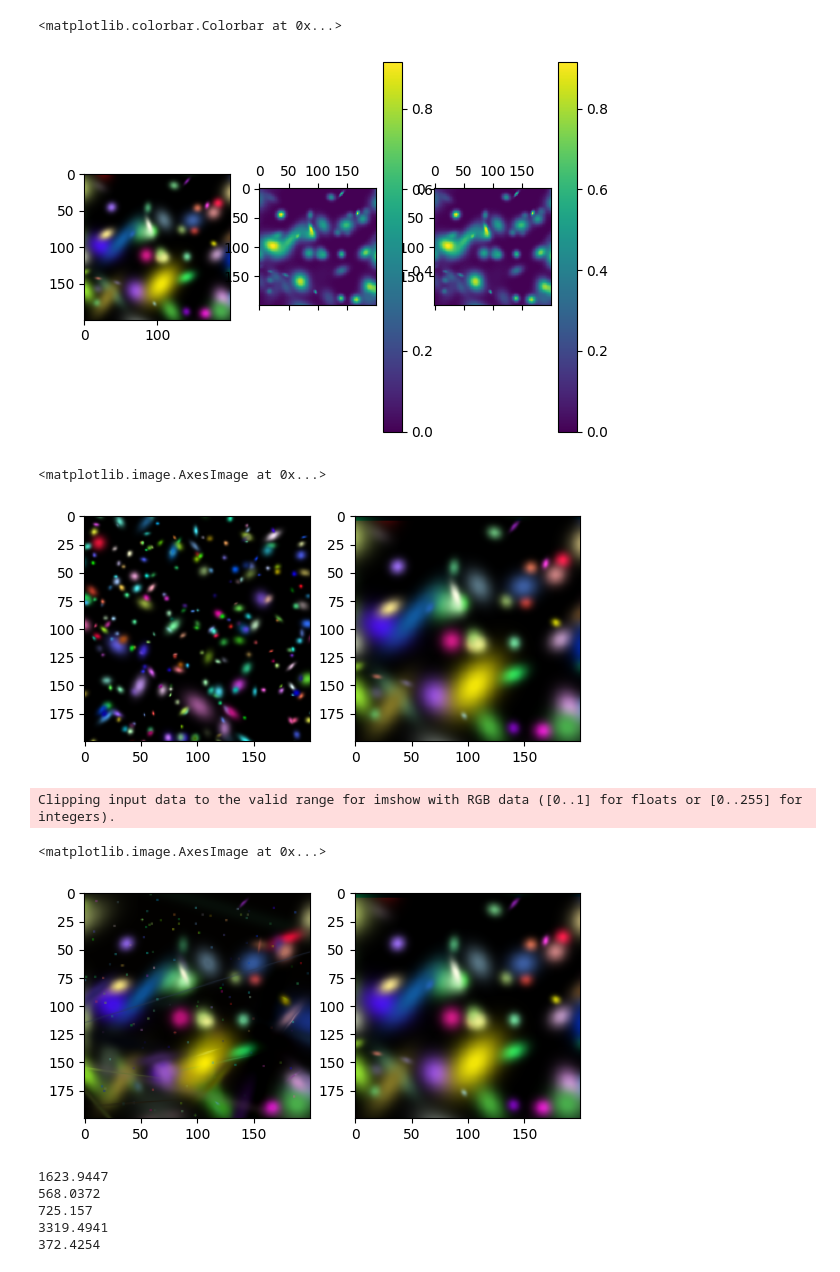
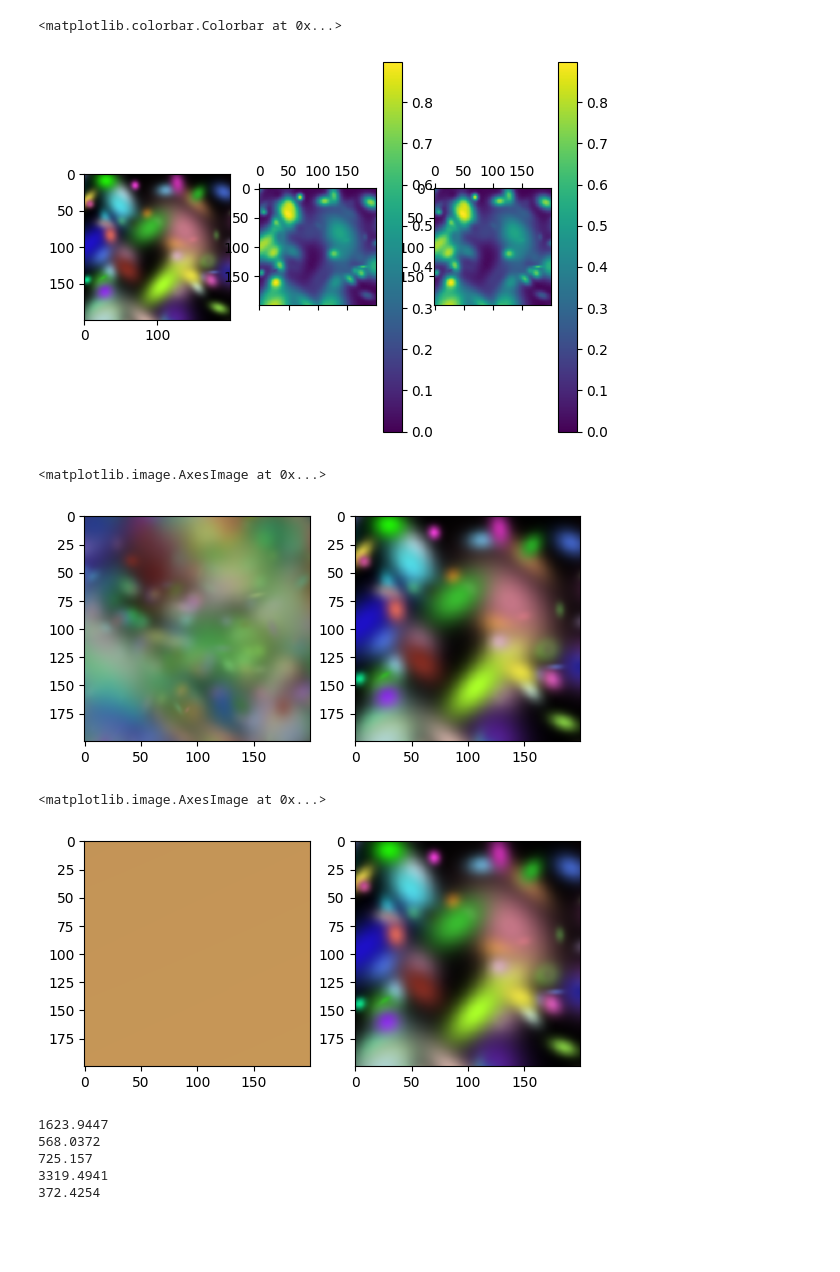
Before and after one commit to nishadgothoskar/diff-gaussian-rasterization, a Jupyter notebook: optimization.ipynb, the cells around one changed output. Drawn from its saved outputs; the diff is of its cells as text; code cells hidden in the pictures; blank space fills up the shorter version.

```diff
--- a/optimization.ipynb
+++ b/optimization.ipynb
@@ -10,7 +10,7 @@ key = jax.random.PRNGKey(3)
 def render_with_param_transform( means3D, colors_precomp, opacity, scales, rotations,
            image_width, image_height, fx,fy, cx,cy,near,far):
     color = rasterize(
-        means3D, colors_precomp, opacity, scales, rotations,
+        means3D, colors_precomp, opacity, jnp.exp(scales), rotations,
         image_width, image_height, fx,fy, cx,cy,near,far
     )
     return color
@@ -35,7 +35,7 @@ N = means3D.shape[0]
 key = jax.random.split(key, 1)[0]
 colors_precomp = jax.random.uniform(key, shape=(N,3), minval=0.0, maxval=1.0)
 opacity = jnp.ones(shape=(N,1)) * 1.0
-scales =jnp.ones((N,3)) * 4e-2
+scales =jnp.ones((N,3)) * -3.0
 rotations = jax.random.uniform(key, shape=(N,4), minval=-1.0, maxval=1.0)
 
 color_gt = render_with_param_transform(
@@ -52,7 +52,7 @@ fig.colorbar(im, ax=ax3)
 # fig.colorbar(im, cax=ax3, orientation='vertical')
 # %% [output]
 <matplotlib.colorbar.Colorbar at 0x...>
-[figure, old version]
+[figure, new version]
 # %%
 N = 500
 key = jax.random.split(key, 1)[0]
@@ -60,8 +60,8 @@ means3D = jax.random.uniform(key, shape=(N, 3), minval=-0.5, maxval=0.5) + jnp.a
 N = means3D.shape[0]
 key = jax.random.split(key, 1)[0]
 colors_precomp = jax.random.uniform(key, shape=(N,3), minval=0.0, maxval=1.0)
-opacity = jnp.ones(shape=(N,1)) * 1.0
-scales =jnp.ones((N,3)) * 1e-2
+opacity = jnp.ones(shape=(N,1)) * 0.5
+scales =jnp.ones((N,3)) * -3.0
 rotations = jax.random.uniform(key, shape=(N,4), minval=-1.0, maxval=1.0)
 
 color = render_with_param_transform(
@@ -74,54 +74,56 @@ ax1.imshow(jnp.transpose(color[:3], (1,2,0)))
 ax2.imshow(jnp.transpose(color_gt[:3], (1,2,0)))
 # %% [output]
 <matplotlib.image.AxesImage at 0x...>
-[figure, old version]
+[figure, new version]
 # %%
 import optax
 
-# params = (means3D, colors_precomp, opacity, scales, rotations)
-# param_labels = ("means3D", "colors_precomp", "opacity", "scales", "rotations")
-# tx = optax.multi_transform(
-#     {
-#         'means3D': optax.sgd(0.00001),
-#         'colors_precomp': optax.sgd(0.0004),
-#         'opacity': optax.sgd(0.0),
-#         'scales': optax.sgd(0.0001),
-#         'rotations': optax.sgd(0.00001),
-#     },
-#     param_labels
-# )
-# state = tx.init(params)
+params = (means3D, colors_precomp, opacity, scales, rotations)
+param_labels = ("means3D", "colors_precomp", "opacity", "scales", "rotations")
+tx = optax.multi_transform(
+    {
+        'means3D': optax.sgd(0.001),
+        'colors_precomp': optax.sgd(0.001),
+        'opacity': optax.sgd(0.0001),
+        'scales': optax.sgd(0.0001),
+        'rotations': optax.sgd(0.0001),
+    },
+    param_labels
+)
+state = tx.init(params)
 
 from tqdm import tqdm
 
-for _ in tqdm(range(1000)):
-    loss,(dL_dmeans3D, dL_dcolors, dL_dopacity, dL_dscales, dL_drotations) = loss_grad(
-        means3D, colors_precomp, opacity, scales, rotations,
+pbar = tqdm(range(300))
+for _ in pbar:
+    loss,gradients = loss_grad(
+        *params,
         image_width, image_height, fx,fy, cx,cy,near,far, color_gt
     )
+    # (dL_dmeans3D, dL_dcolors, dL_dopacity, dL_dscales, dL_drotations)
+    pbar.set_description(f"loss: {loss:.4f}")
+    updates, new_state = tx.update(gradients, state, params)
+    params = optax.apply_updates(params, updates)
+    # print(loss)
+    # print([jnp.max(jnp.abs(u)) for u in gradients])
 
-    # updates, new_state = tx.update(gradients, state, params)
-    # params = optax.apply_updates(params, updates)
-    # means3D, colors_precomp, opacity, scales, rotations = [a+b for a,b in zip(params, gradients)]
-    params = (means3D, colors_precomp, opacity, scales, rotations)
     color = rasterize_jit(
-        means3D, colors_precomp, opacity, scales, rotations,
+        *params,
         image_width, image_height, fx,fy, cx,cy,near,far
     )
 
-    means3D = means3D - dL_dmeans3D  * 0.00001
-    colors_precomp = colors_precomp - dL_dcolors[:,:3]  * 0.0001
-    scales = scales - dL_dscales  * 0.001
-    rotations = rotations - dL_drotations  * 0.0001
-    opacity = opacity - dL_dopacity  * 0.00001
+    # means3D = means3D - dL_dmeans3D  * 0.00001
+    # colors_precomp = colors_precomp - dL_dcolors[:,:3]  * 0.0001
+    # scales = scales - dL_dscales  * 0.0001
+    # rotations = rotations - dL_drotations  * 0.0001
+    # opacity = opacity - dL_dopacity  * 0.00001
 
 fix, (ax1, ax2) = plt.subplots(1, 2)
 ax1.imshow(jnp.transpose(color[:3], (1,2,0)))
 ax2.imshow(jnp.transpose(color_gt[:3], (1,2,0)))
 # %% [output]
-Clipping input data to the valid range for imshow with RGB data ([0..1] for floats or [0..255] for integers).
+<matplotlib.image.AxesImage at 0x...>
-<matplotlib.image.AxesImage at 0x...>
-[figure, old version]
+[figure, new version]
 # %%
 for i in (dL_dmeans3D, dL_dcolors, dL_dopacity, dL_dscales, dL_drotations):
     print(i.max())
```
Also changed, not shown: parts of 2 cells of this notebook.
